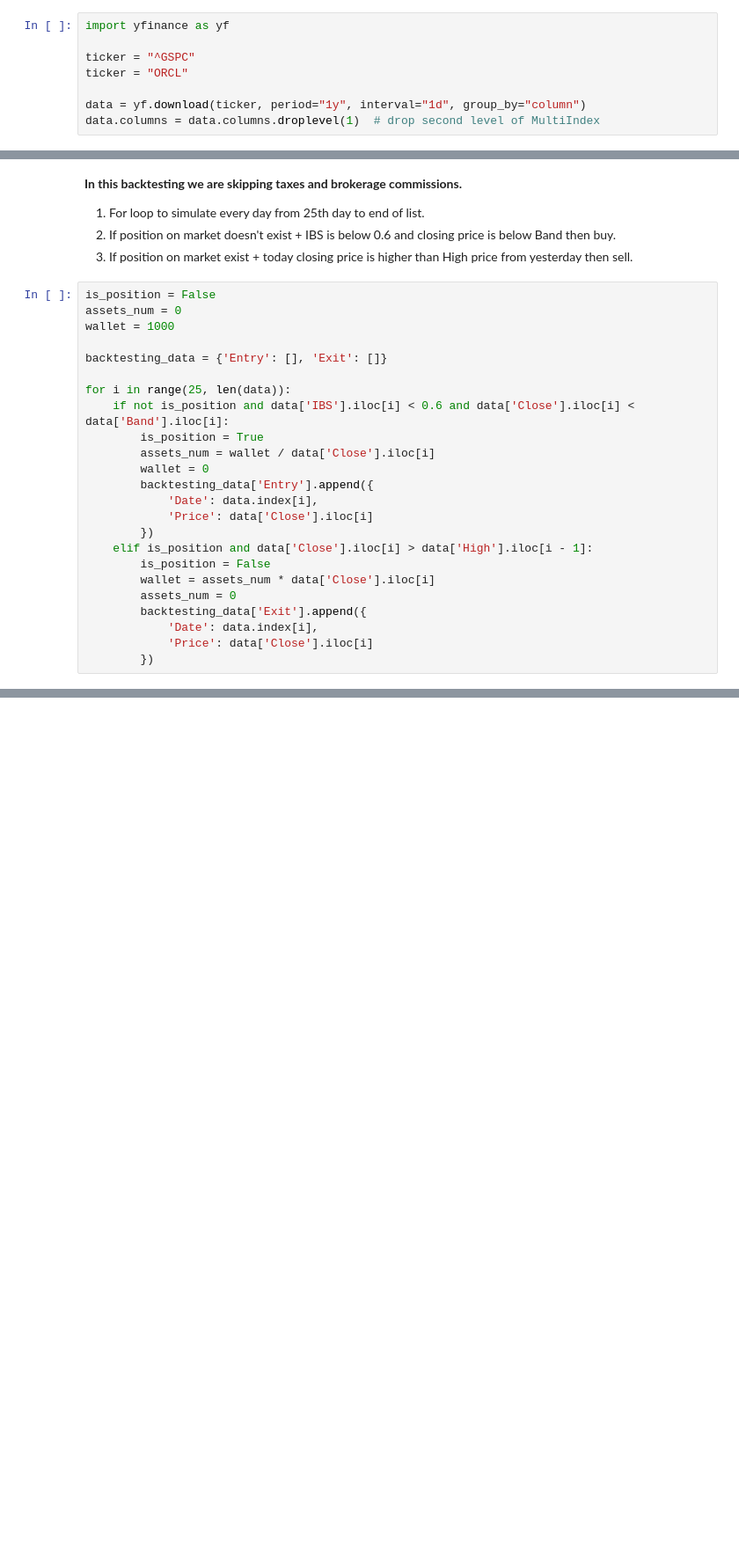
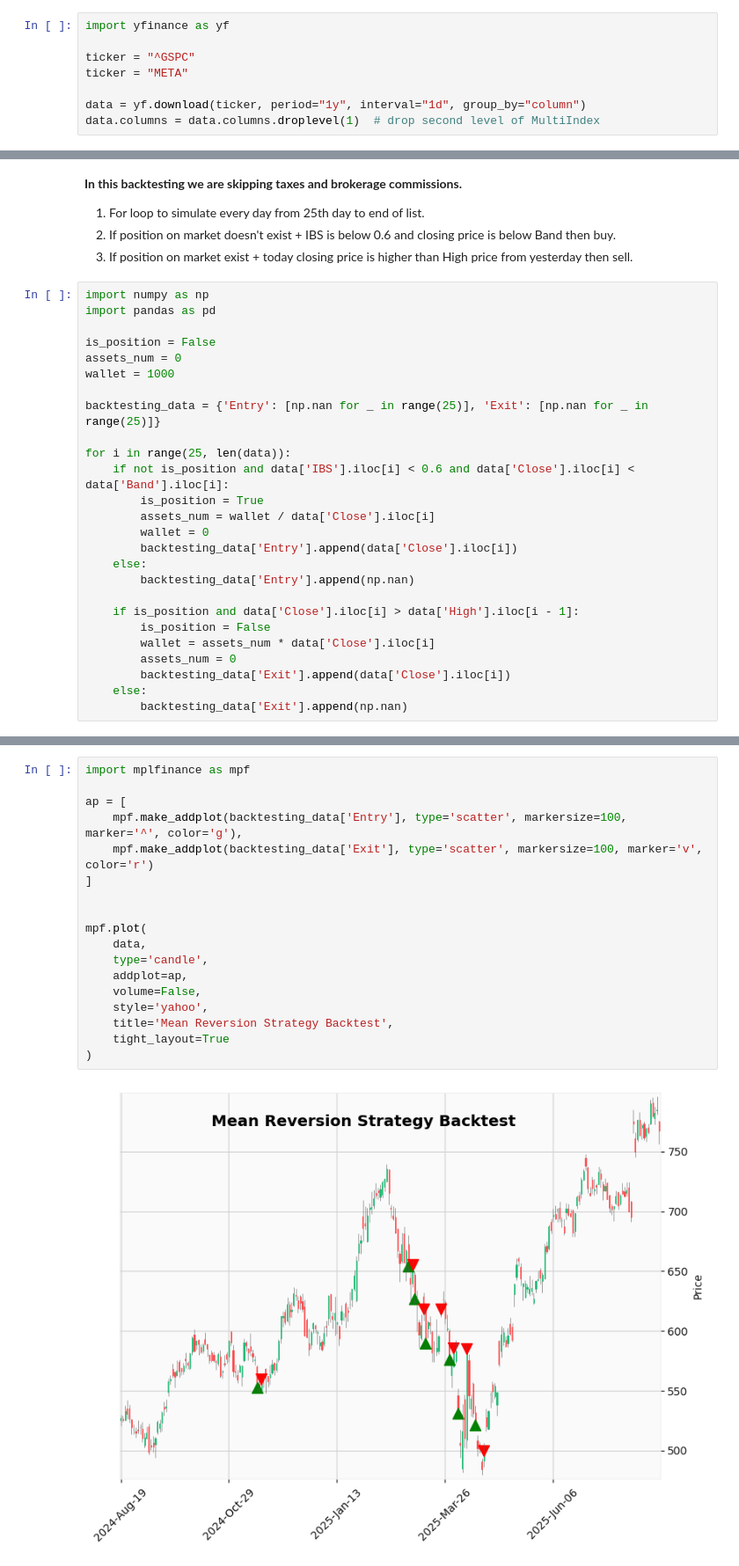
Before and after one commit to mikosovsky/StockStrategiesAnalysis, a Jupyter notebook: analysis.ipynb, the cells around one changed output, grey strips where cells are left out. Shown at 88% size. Drawn from its saved outputs; the diff is of its cells as text; blank space fills up the shorter version.

Commit message:
feat: Implement plotting of data

```diff
--- a/analysis.ipynb
+++ b/analysis.ipynb
@@ -32,7 +32,7 @@ $$
 import yfinance as yf
 
 ticker = "^GSPC"
-ticker = "ORCL"
+ticker = "META"
 
 data = yf.download(ticker, period="1y", interval="1d", group_by="column")
 data.columns = data.columns.droplevel(1)  # drop second level of MultiIndex
@@ -88,29 +88,31 @@ Date
 2. If position on market doesn't exist + IBS is below 0.6 and closing price is below Band then buy.
 3. If position on market exist + today closing price is higher than High price from yesterday then sell.
 # %%
+import numpy as np
+import pandas as pd
+
 is_position = False
 assets_num = 0
 wallet = 1000
 
-backtesting_data = {'Entry': [], 'Exit': []}
+backtesting_data = {'Entry': [np.nan for _ in range(25)], 'Exit': [np.nan for _ in range(25)]}
 
 for i in range(25, len(data)):
     if not is_position and data['IBS'].iloc[i] < 0.6 and data['Close'].iloc[i] < data['Band'].iloc[i]:
         is_position = True
         assets_num = wallet / data['Close'].iloc[i]
         wallet = 0
-        backtesting_data['Entry'].append({
-            'Date': data.index[i],
-            'Price': data['Close'].iloc[i]
-        })
-    elif is_position and data['Close'].iloc[i] > data['High'].iloc[i - 1]:
+        backtesting_data['Entry'].append(data['Close'].iloc[i])
+    else:
+        backtesting_data['Entry'].append(np.nan)
+
+    if is_position and data['Close'].iloc[i] > data['High'].iloc[i - 1]:
         is_position = False
         wallet = assets_num * data['Close'].iloc[i]
         assets_num = 0
-        backtesting_data['Exit'].append({
-            'Date': data.index[i],
-            'Price': data['Close'].iloc[i]
-        })
+        backtesting_data['Exit'].append(data['Close'].iloc[i])
+    else:
+        backtesting_data['Exit'].append(np.nan)
 # %%
 print(wallet)
 # %% [output]
@@ -137,0 +130,20 @@ Entry: 2025-04-16 00:00:00, Exit: 2025-04-22 00:00:00 - Error: Entry after Exit
+# %%
+import mplfinance as mpf
+
+ap = [
+    mpf.make_addplot(backtesting_data['Entry'], type='scatter', markersize=100, marker='^', color='g'),
+    mpf.make_addplot(backtesting_data['Exit'], type='scatter', markersize=100, marker='v', color='r')
+]
+
+
+mpf.plot(
+    data,
+    type='candle',
+    addplot=ap,
+    volume=False,
+    style='yahoo',
+    title='Mean Reversion Strategy Backtest',
+    tight_layout=True
+)
+# %% [output]
+[figure, added]
```
Also changed, not shown: parts of 6 cells of this notebook.
